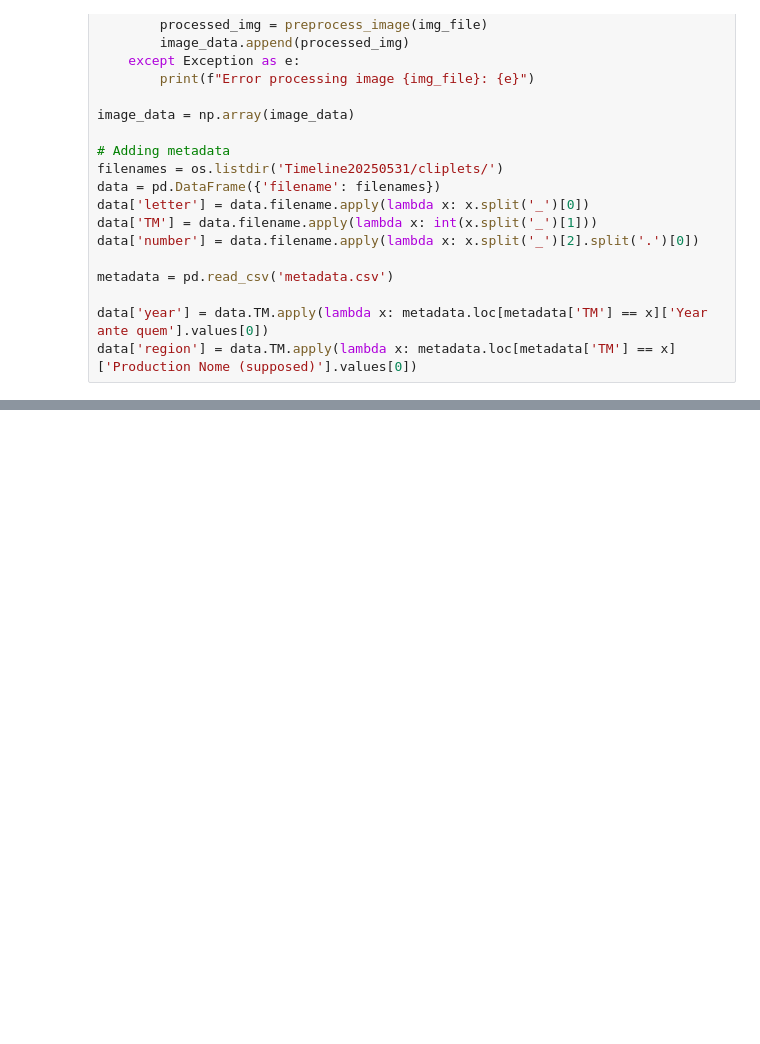
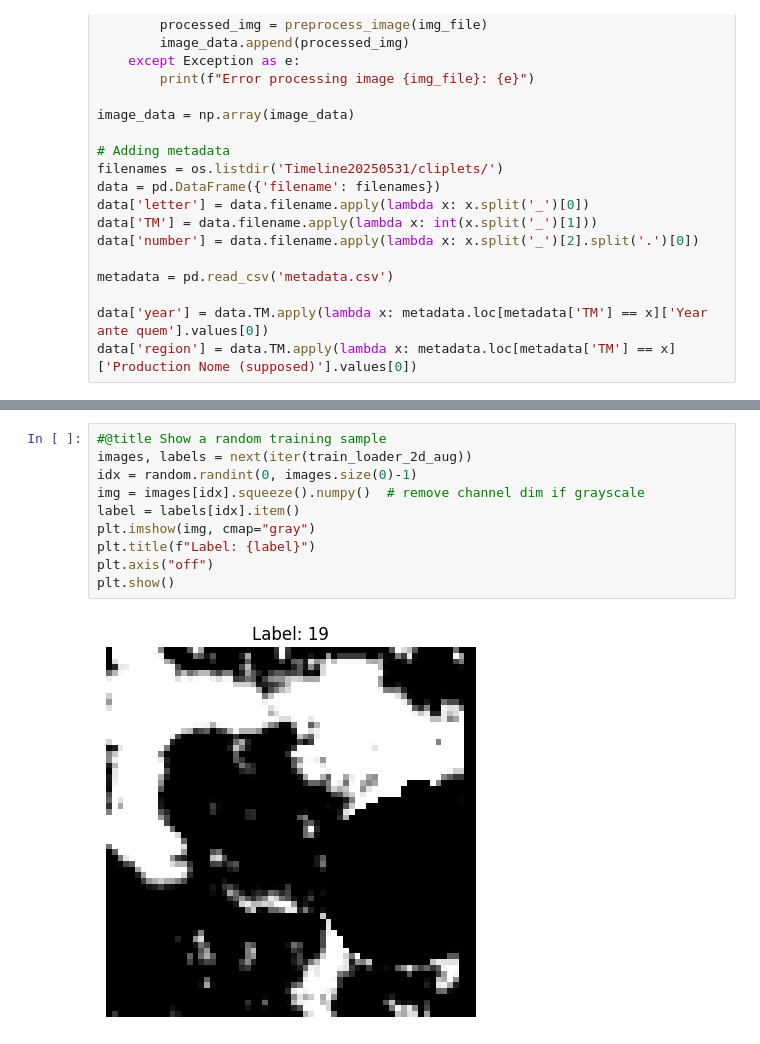
Before and after one commit to ipavlopoulos/diachronic-greek-letterforms, a Jupyter notebook: fCNN+SCL.ipynb, the cells around one changed output, grey strips where cells are left out. Drawn from its saved outputs; the diff is of its cells as text; blank space fills up the shorter version.

```diff
--- a/fCNN+SCL.ipynb
+++ b/fCNN+SCL.ipynb
@@ -199,3 +257,15 @@ unk_loader_2d = DataLoader(ImageDatasetAugmented(X_unk_2d, transform=test_transf
+# %%
+#@title Show a random training sample
+images, labels = next(iter(train_loader_2d_aug))
+idx = random.randint(0, images.size(0)-1)
+img = images[idx].squeeze().numpy()  # remove channel dim if grayscale
+label = labels[idx].item()
+plt.imshow(img, cmap="gray")
+plt.title(f"Label: {label}")
+plt.axis("off")
+plt.show()
+# %% [output]
+[figure, added]
 # %%
 #@title Source (algorithm)
 import numpy as np
```
Also changed, not shown: parts of 17 cells of this notebook.
